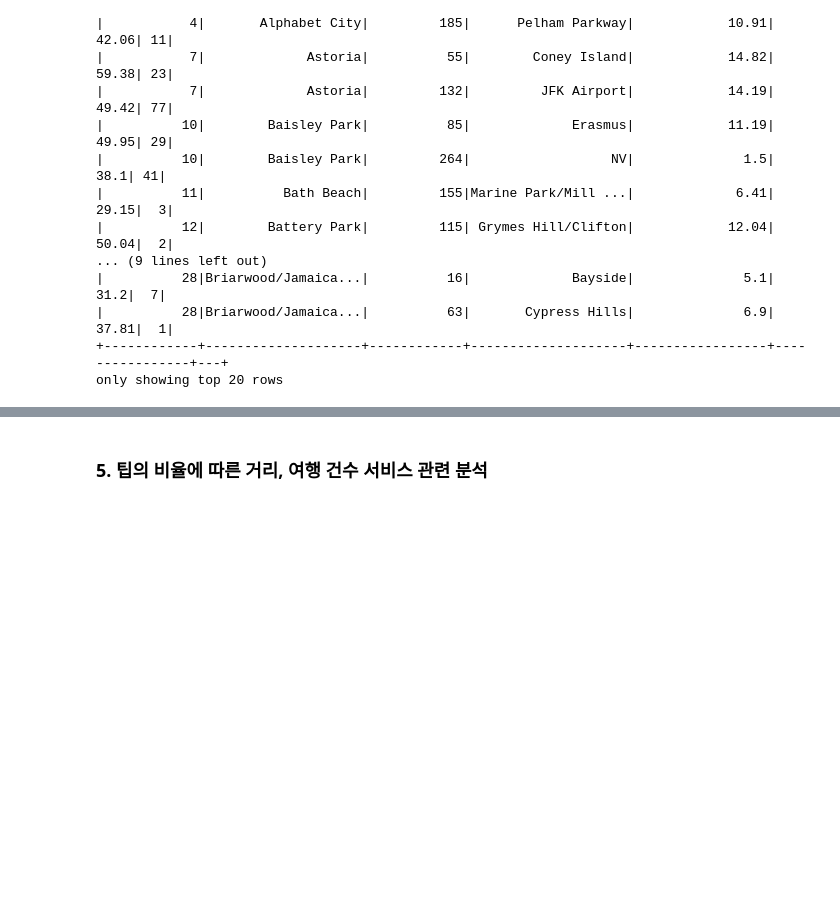
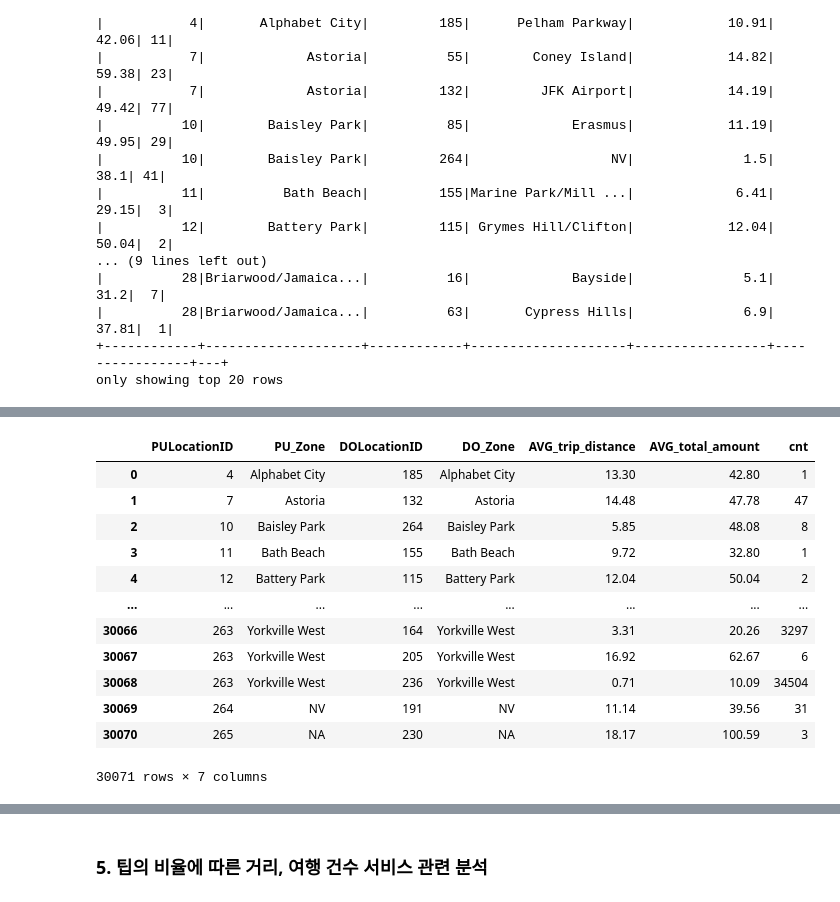
Before and after one commit to ZeroJoon2/aws_test, a Jupyter notebook: src/241211_YellowTaxi2.ipynb, the cells around one changed output, grey strips where cells are left out. Saved outputs shown, nothing was run; the diff lists cells and outputs as text; code cells hidden in the pictures; blank space fills up the shorter version.

```diff
--- a/src/241211_YellowTaxi2.ipynb
+++ b/src/241211_YellowTaxi2.ipynb
@@ -817,0 +835,37 @@ ss.sql('''
+# %%
+# 정확한 이동 거리를 알 수 없으니 DROP으로 결정
+df4 = ss.sql('''
+    SELECT
+        A.PULocationID
+        , MAX(B.Zone) as PU_Zone
+        , A.DOLocationID
+        , MAX(B.Zone) as DO_Zone
+        , ROUND(AVG(A.trip_distance), 2) as AVG_trip_distance
+        , ROUND(AVG(A.total_amount), 2) as AVG_total_amount
+        , COUNT(*) as cnt -- 건수 체크
+    FROM table1 as A
+
+    INNER JOIN table2 as B
+    ON A.PULocationID = B.LocationID
+
+    WHERE total_amount > 0
+        and trip_distance != 0
+
+    GROUP BY A.PULocationID, A.DOLocationID
+''').toPandas()
+
+df4
+# %% [output]
+|  | PULocationID | PU_Zone | DOLocationID | DO_Zone | AVG_trip_distance | AVG_total_amount | cnt |
+| 0 | 4 | Alphabet City | 185 | Alphabet City | 13.30 | 42.80 | 1 |
+| 1 | 7 | Astoria | 132 | Astoria | 14.48 | 47.78 | 47 |
+| 2 | 10 | Baisley Park | 264 | Baisley Park | 5.85 | 48.08 | 8 |
+| 3 | 11 | Bath Beach | 155 | Bath Beach | 9.72 | 32.80 | 1 |
+| 4 | 12 | Battery Park | 115 | Battery Park | 12.04 | 50.04 | 2 |
+| ... | ... | ... | ... | ... | ... | ... | ... |
+| 30066 | 263 | Yorkville West | 164 | Yorkville West | 3.31 | 20.26 | 3297 |
+| 30067 | 263 | Yorkville West | 205 | Yorkville West | 16.92 | 62.67 | 6 |
+| 30068 | 263 | Yorkville West | 236 | Yorkville West | 0.71 | 10.09 | 34504 |
+| 30069 | 264 | NV | 191 | NV | 11.14 | 39.56 | 31 |
+| 30070 | 265 | NA | 230 | NA | 18.17 | 100.59 | 3 |
+30071 rows × 7 columns
```
Also changed, not shown: parts of 36 cells of this notebook.
